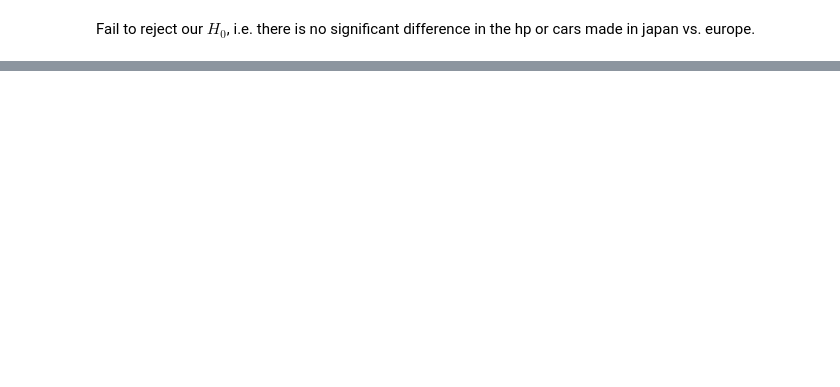
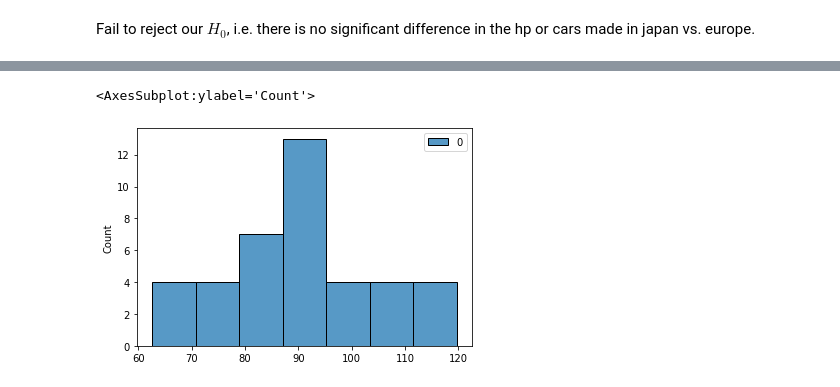
Before and after one commit to Joshua-C-Bryant/statistics-exercises, a Jupyter notebook: hypothesis_testing_comparing_means.ipynb, the cells around one changed output, grey strips where cells are left out. Cells and saved outputs as stored; diff of their text form; code cells hidden in the pictures; blank space fills up the shorter version.

```diff
--- a/hypothesis_testing_comparing_means.ipynb
+++ b/hypothesis_testing_comparing_means.ipynb
@@ -623,0 +647,14 @@ Fail to reject our $H_{0}$, i.e. there is no significant difference in the hp or
+# %%
+n_1 = 40
+μ_1 = 90
+σ_1 = 15
+
+n_2 = 50
+μ_2 = 100
+σ_2 = 20
+
+alpha = .05
+# %%
+office_1 = np.random.normal(μ_1,σ_1,n_1)
+office_1 = pd.DataFrame(office_1)
+office_1.head()
@@ -623,0 +668,5 @@ Fail to reject our $H_{0}$, i.e. there is no significant difference in the hp or
+# %%
+sns.histplot(office_1)
+# %% [output]
+<AxesSubplot:ylabel='Count'>
+[figure, added]
```
Also changed, not shown: parts of 44 cells of this notebook.
